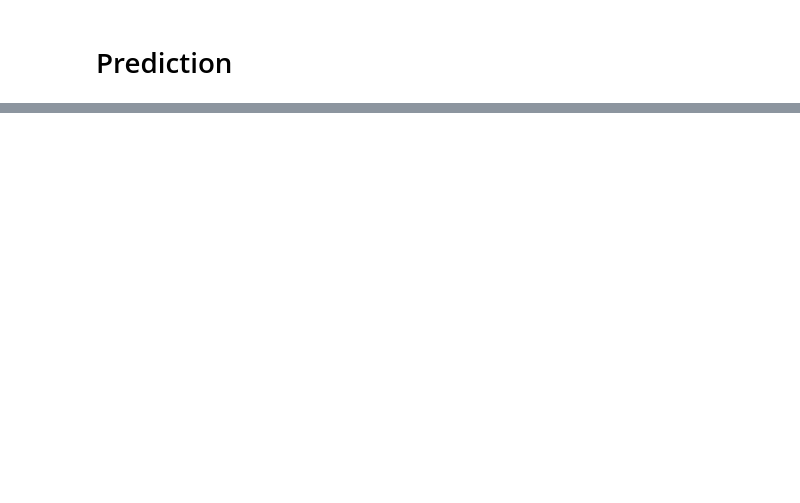
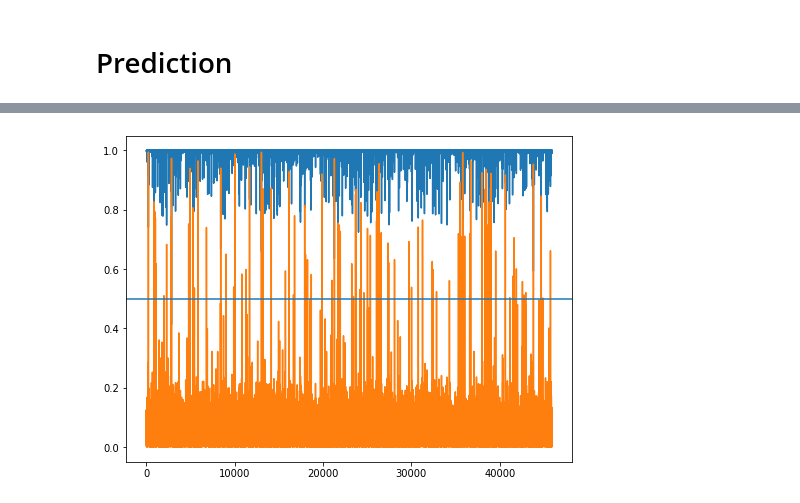
Before and after one commit to francovm/SSE, a Jupyter notebook: notebooks/08-LSTM-input.ipynb, the cells around one changed output, grey strips where cells are left out. Drawn from its saved outputs; the diff is of its cells as text; code cells hidden in the pictures; blank space fills up the shorter version.

```diff
--- a/notebooks/08-LSTM-input.ipynb
+++ b/notebooks/08-LSTM-input.ipynb
@@ -83,8 +83,8 @@ y_train.shape
 # %%
 ## To Categorical Data
 
-y_train = to_categorical(y_train)
-y_test = to_categorical(y_test)
-y_valid = to_categorical(y_valid)
+# y_train = to_categorical(y_train)
+# y_test = to_categorical(y_test)
+# y_valid = to_categorical(y_valid)
 
-print(y_valid.shape, y_test.shape, y_train.shape)
+# print(y_valid.shape, y_test.shape, y_train.shape)
@@ -145,7 +156,7 @@ NameError: name 'mean' is not defined
 # %% [markdown]
 # Prediction
 # %%
-verbose, epochs, batch_size = 0, 15, 64
+verbose, epochs, batch_size = 1, 15, 64
 n_timesteps, n_features, n_outputs = X_train.shape[1], X_train.shape[2], y_train.shape[1]
 
 model = Sequential()
@@ -157,6 +168,6 @@ model.add(Dense(n_outputs, activation='sigmoid'))
 model.compile(loss='categorical_crossentropy', optimizer='adam', metrics=['accuracy'])
 
 # fit network
-model.fit(X_train, y_train, epochs=epochs, batch_size=batch_size, verbose=verbose)
+model.fit(X_train, y_train, epochs=epochs, batch_size=batch_size,validation_data=(X_valid, y_valid), verbose=1)
 # evaluate model
-accuracy = model.evaluate(X_test, y_test, batch_size=batch_size,validation_data=(X_valid, y_valid), verbose=0)
+accuracy = model.evaluate(X_test, y_test, batch_size=batch_size, verbose=1)
@@ -164,0 +188,7 @@ ynew = model.predict(X_test)
+# %%
+plt.plot(ynew) # plotting by columns
+# plt.plot(X_test[1])
+plt.axhline(0.5)
+plt.show()
+# %% [output]
+[figure, added]
```
Also changed, not shown: parts of 6 cells of this notebook, 2 other files.
